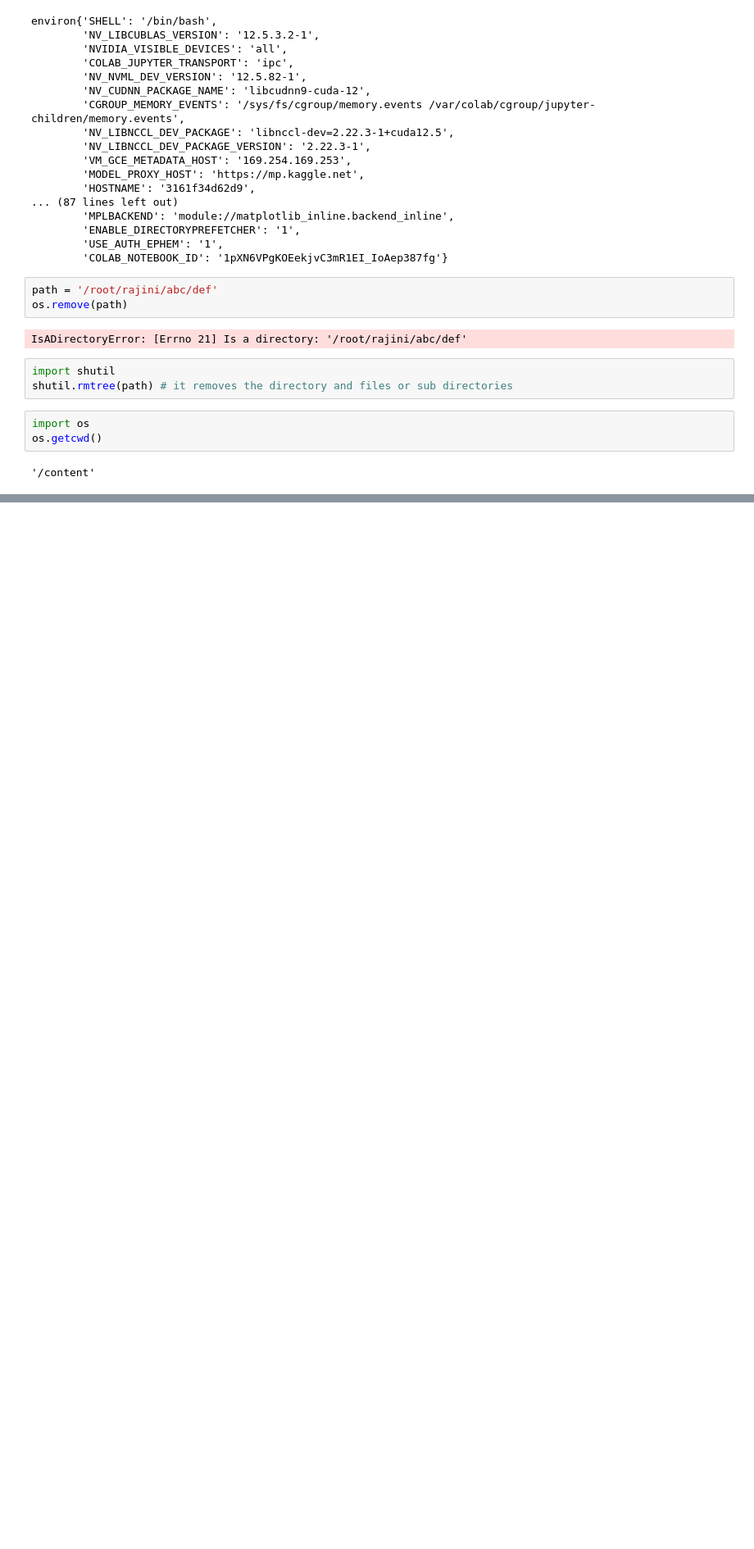
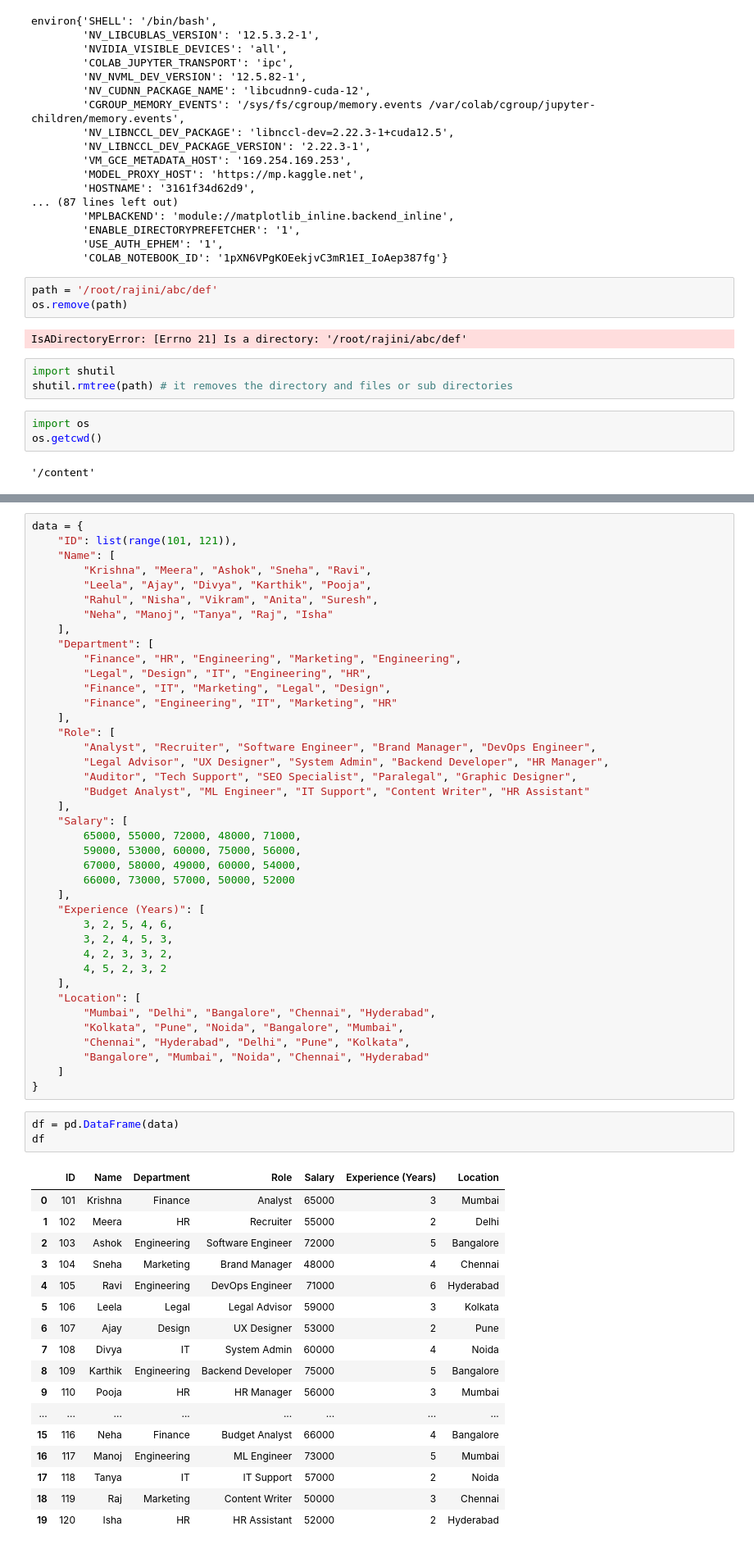
Before and after one commit to BalaKrishnanCodeSpace/PythonCodes, a Jupyter notebook: Python_Codes.ipynb, the cells around one changed output, grey strips where cells are left out. Shown at 82% size. Drawn from its saved outputs; the diff is of its cells as text; blank space fills up the shorter version.

```diff
--- a/Python_Codes.ipynb
+++ b/Python_Codes.ipynb
@@ -1479,0 +1735,61 @@ os.getcwd()
+# %%
+data = {
+    "ID": list(range(101, 121)),
+    "Name": [
+        "Krishna", "Meera", "Ashok", "Sneha", "Ravi",
+        "Leela", "Ajay", "Divya", "Karthik", "Pooja",
+        "Rahul", "Nisha", "Vikram", "Anita", "Suresh",
+        "Neha", "Manoj", "Tanya", "Raj", "Isha"
+    ],
+    "Department": [
+        "Finance", "HR", "Engineering", "Marketing", "Engineering",
+        "Legal", "Design", "IT", "Engineering", "HR",
+        "Finance", "IT", "Marketing", "Legal", "Design",
+        "Finance", "Engineering", "IT", "Marketing", "HR"
+    ],
+    "Role": [
+        "Analyst", "Recruiter", "Software Engineer", "Brand Manager", "DevOps Engineer",
+        "Legal Advisor", "UX Designer", "System Admin", "Backend Developer", "HR Manager",
+        "Auditor", "Tech Support", "SEO Specialist", "Paralegal", "Graphic Designer",
+        "Budget Analyst", "ML Engineer", "IT Support", "Content Writer", "HR Assistant"
+    ],
+    "Salary": [
+        65000, 55000, 72000, 48000, 71000,
+        59000, 53000, 60000, 75000, 56000,
+        67000, 58000, 49000, 60000, 54000,
+        66000, 73000, 57000, 50000, 52000
+    ],
+    "Experience (Years)": [
+        3, 2, 5, 4, 6,
+        3, 2, 4, 5, 3,
+        4, 2, 3, 3, 2,
+        4, 5, 2, 3, 2
+    ],
+    "Location": [
+        "Mumbai", "Delhi", "Bangalore", "Chennai", "Hyderabad",
+        "Kolkata", "Pune", "Noida", "Bangalore", "Mumbai",
+        "Chennai", "Hyderabad", "Delhi", "Pune", "Kolkata",
+        "Bangalore", "Mumbai", "Noida", "Chennai", "Hyderabad"
+    ]
+}
+# %%
+df = pd.DataFrame(data)
+df
+# %% [output]
+|  | ID | Name | Department | Role | Salary | Experience (Years) | Location |
+| 0 | 101 | Krishna | Finance | Analyst | 65000 | 3 | Mumbai |
+| 1 | 102 | Meera | HR | Recruiter | 55000 | 2 | Delhi |
+| 2 | 103 | Ashok | Engineering | Software Engineer | 72000 | 5 | Bangalore |
+| 3 | 104 | Sneha | Marketing | Brand Manager | 48000 | 4 | Chennai |
+| 4 | 105 | Ravi | Engineering | DevOps Engineer | 71000 | 6 | Hyderabad |
+| 5 | 106 | Leela | Legal | Legal Advisor | 59000 | 3 | Kolkata |
+| 6 | 107 | Ajay | Design | UX Designer | 53000 | 2 | Pune |
+| 7 | 108 | Divya | IT | System Admin | 60000 | 4 | Noida |
+| 8 | 109 | Karthik | Engineering | Backend Developer | 75000 | 5 | Bangalore |
+| 9 | 110 | Pooja | HR | HR Manager | 56000 | 3 | Mumbai |
+| ... | ... | ... | ... | ... | ... | ... | ... |
+| 15 | 116 | Neha | Finance | Budget Analyst | 66000 | 4 | Bangalore |
+| 16 | 117 | Manoj | Engineering | ML Engineer | 73000 | 5 | Mumbai |
+| 17 | 118 | Tanya | IT | IT Support | 57000 | 2 | Noida |
+| 18 | 119 | Raj | Marketing | Content Writer | 50000 | 3 | Chennai |
+| 19 | 120 | Isha | HR | HR Assistant | 52000 | 2 | Hyderabad |
```
Also changed, not shown: parts of 40 cells of this notebook.
